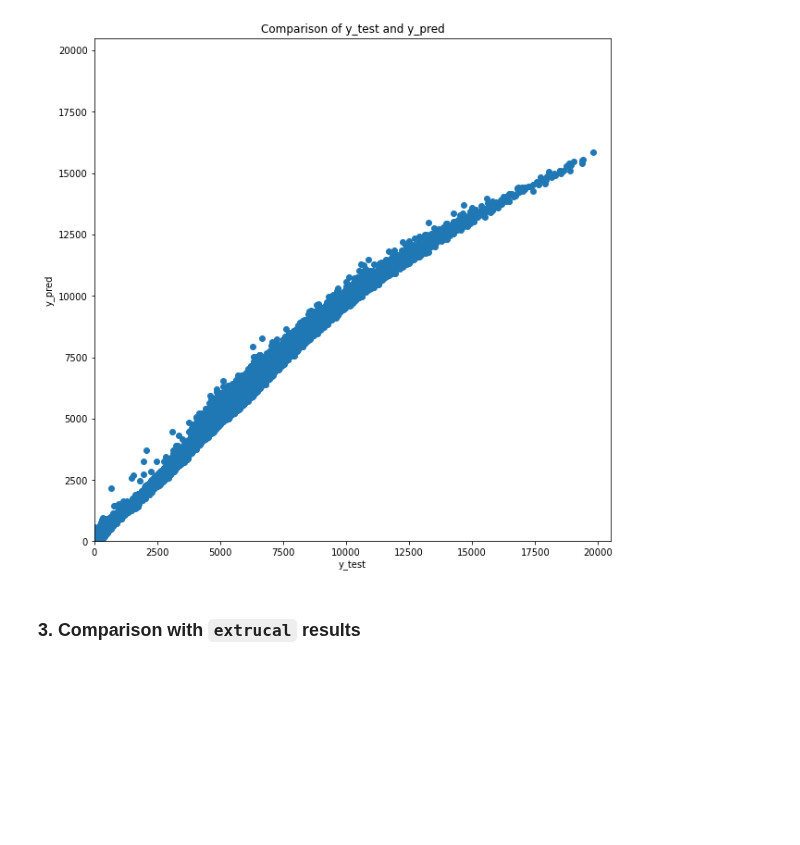
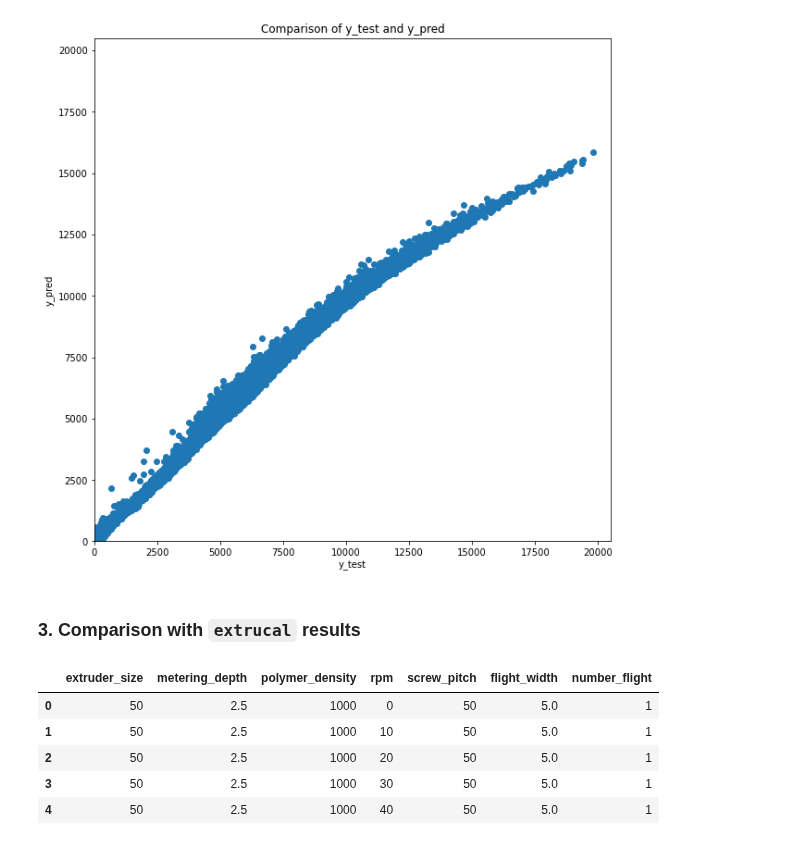
Before and after one commit to johnwslee/extrucal_machine-learning, a Jupyter notebook: ML_modeling/Part_3_neural_network_no_validset.ipynb, the cells around one changed output. Saved outputs shown, nothing was run; the diff lists cells and outputs as text; code cells hidden in the pictures; blank space fills up the shorter version.

```diff
--- a/ML_modeling/Part_3_neural_network_no_validset.ipynb
+++ b/ML_modeling/Part_3_neural_network_no_validset.ipynb
@@ -397,0 +329,39 @@ plt.show();
+# %%
+extruder_size = []
+for i in range(50, 251, 50):
+    extruder_size.extend([i]*10)
+
+metering_depth_percent = [0.05] * 50
+polymer_density = [1000] * 50
+screw_pitch_percent = [1] * 50
+flight_width_percent = [0.1] * 50
+number_flight = [1] * 50
+rpm = [r for r in range(0, 91, 10)] * 5
+# %%
+df = pd.DataFrame(
+    {"extruder_size": extruder_size,
+     "metering_depth_percent": metering_depth_percent,
+     "polymer_density": polymer_density,
+     "screw_pitch_percent": screw_pitch_percent,
+     "flight_width_percent": flight_width_percent,
+     "number_flight": number_flight,
+     "rpm": rpm}
+)
+
+df["metering_depth"] = df["extruder_size"] * df["metering_depth_percent"]
+df["screw_pitch"] = df["extruder_size"] * df["screw_pitch_percent"]
+df["flight_width"] = df["extruder_size"] * df["flight_width_percent"]
+
+new_col_order = [
+    "extruder_size", "metering_depth", "polymer_density",
+    "rpm", "screw_pitch", "flight_width", "number_flight", ]
+
+df = df[new_col_order]
+df.head()
+# %% [output]
+|  | extruder_size | metering_depth | polymer_density | rpm | screw_pitch | flight_width | number_flight |
+| 0 | 50 | 2.5 | 1000 | 0 | 50 | 5.0 | 1 |
+| 1 | 50 | 2.5 | 1000 | 10 | 50 | 5.0 | 1 |
+| 2 | 50 | 2.5 | 1000 | 20 | 50 | 5.0 | 1 |
+| 3 | 50 | 2.5 | 1000 | 30 | 50 | 5.0 | 1 |
+| 4 | 50 | 2.5 | 1000 | 40 | 50 | 5.0 | 1 |
```
Also changed, not shown: parts of 13 cells of this notebook, 1 other file.
